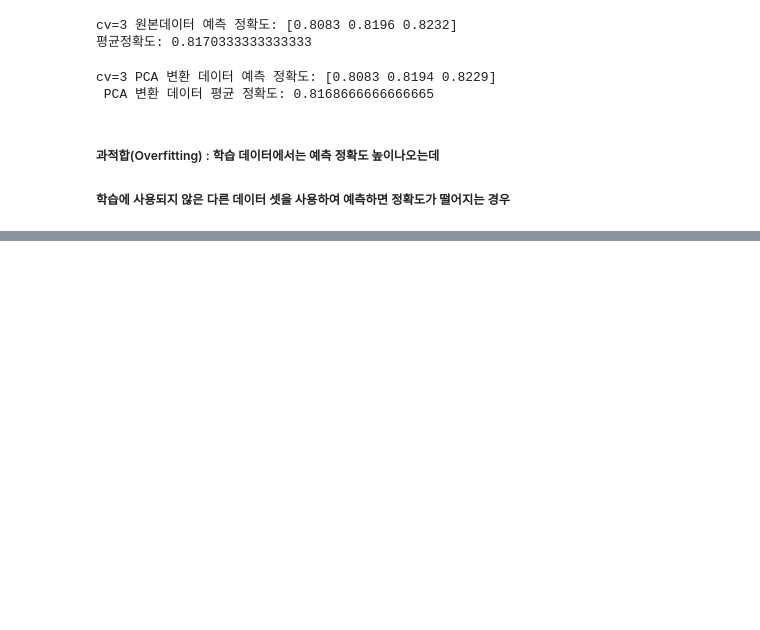
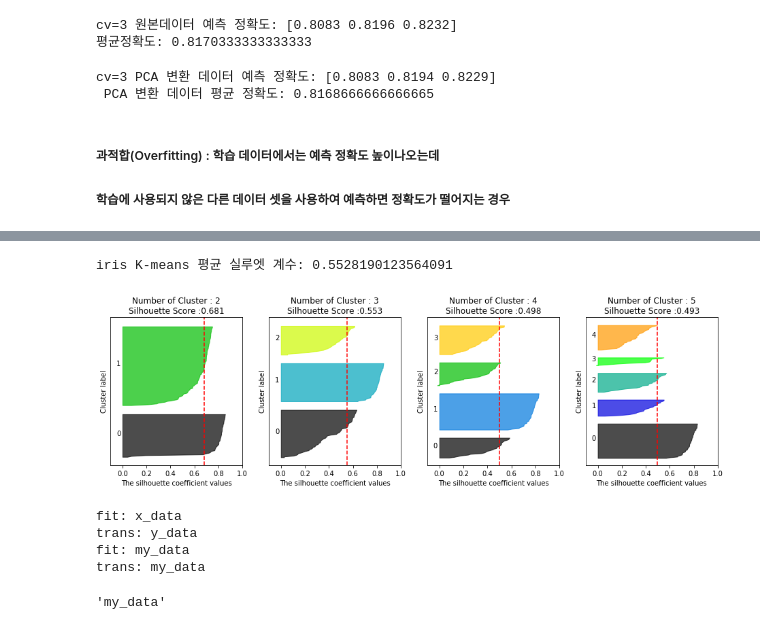
Before and after one commit to digicope01/bigdata, a Jupyter notebook: 파이썬머신러닝/머신러닝개념.ipynb, the cells around one changed output, grey strips where cells are left out. Drawn from its saved outputs; the diff is of its cells as text; code cells hidden in the pictures; blank space fills up the shorter version.

```diff
--- a/파이썬머신러닝/머신러닝개념.ipynb
+++ b/파이썬머신러닝/머신러닝개념.ipynb
@@ -573,0 +585,17 @@ cv=3 PCA 변환 데이터 예측 정확도: [0.8083 0.8194 0.8229]
+# %%
+from sklearn.preprocessing import scale
+from sklearn.datasets import load_iris
+from sklearn.cluster import KMeans
+import matplotlib.pyplot as plt
+import numpy as np
+import pandas as pd
+%matplotlib inline
+
+iris = load_iris()
+columns = ['sepal_length',
+           'sepal_width',
+           'petal_length',
+           'petal_width']
+irisDF = pd.DataFrame(iris.data,columns=columns)
+irisDF.shape # (150, 4)
+irisDF.head(3)
@@ -573,0 +718,23 @@ cv=3 PCA 변환 데이터 예측 정확도: [0.8083 0.8194 0.8229]
+# %%
+# 실루엣(silhouette) 분석
+# 실루엣 계수 : 군집화의 지표, 높을수로 좋음
+
+from sklearn.metrics import silhouette_samples,silhouette_score
+
+
+kmeans = KMeans(n_clusters=3, init='k-means++',max_iter=300,
+                random_state=0).fit(irisDF)
+irisDF['cluster'] = kmeans.labels_
+
+# silhouette_samples() : 모든 개별데이터의 실루엣 계수를 구함
+score_samples = silhouette_samples(iris.data,irisDF['cluster'])
+# print(score_samples)   # (150,)
+
+irisDF['silhouette_coeff'] = score_samples
+irisDF
+
+# silhouette_score( ): 평균 실루엣 계수를 구함
+average_score = silhouette_score(iris.data,irisDF['cluster'])
+print('iris K-means 평균 실루엣 계수:',average_score) # 0.55
+# %% [output]
+iris K-means 평균 실루엣 계수: 0.5528190123564091
@@ -573,0 +794,33 @@ cv=3 PCA 변환 데이터 예측 정확도: [0.8083 0.8194 0.8229]
+# %%
+visualize_silhouette([2,3,4,5],iris.data)
+# %% [output]
+[figure, added]
+# %%
+from sklearn.base import TransformerMixin
+
+class A(TransformerMixin):
+    def fit(self,X):
+        print('fit:',X)
+        return self
+
+    def transform(self,X):
+        print('trans:',X)
+        return X
+
+inst = A()
+inst.fit('x_data')
+inst.transform('y_data')
+inst.fit_transform('my_data')
+
+# <출력>
+
+# fit: x_data
+# trans: y_data
+# fit: my_data
+# trans: my_data
+# %% [output]
+fit: x_data
+trans: y_data
+fit: my_data
+trans: my_data
+'my_data'
```
Also changed, not shown: parts of 20 cells of this notebook.
